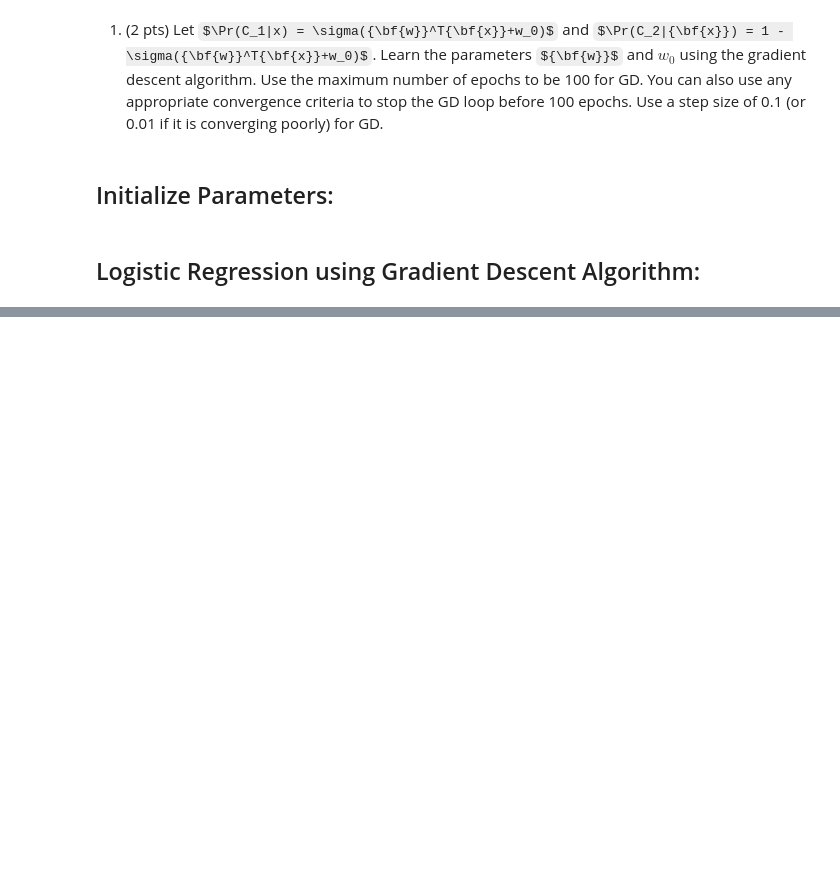
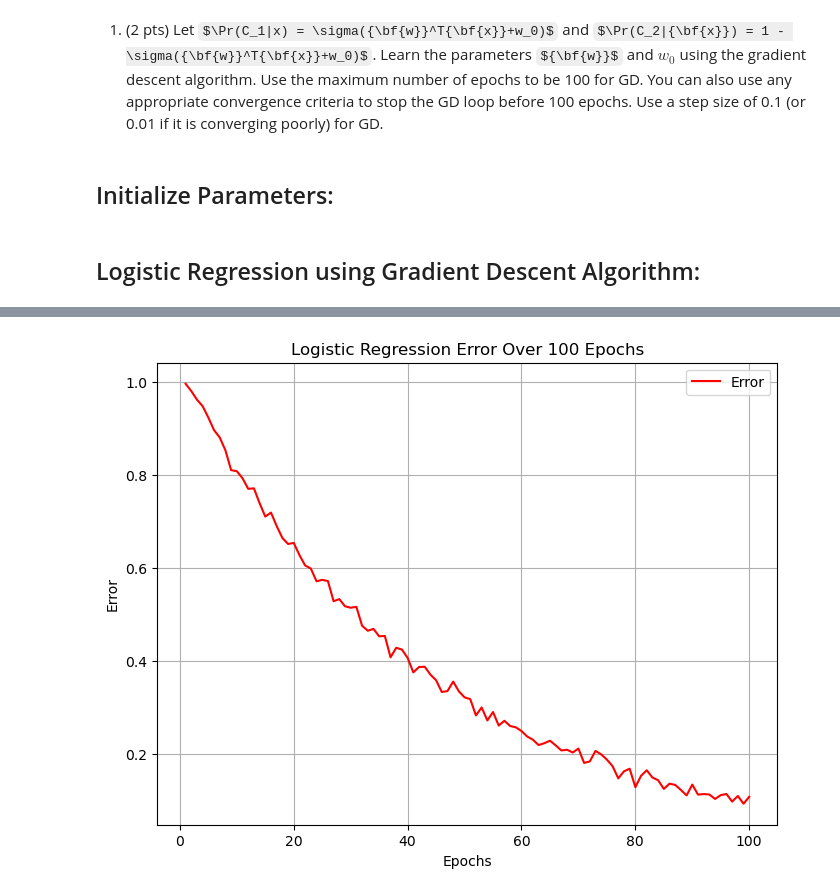
Before and after one commit to benymaxparsa/Concordia-COMP6321-MachineLearning, a Jupyter notebook: Assignment 1/ParsaKamalipour_COMP6321_A1.ipynb, the cells around one changed output, grey strips where cells are left out. Drawn from its saved outputs; the diff is of its cells as text; code cells hidden in the pictures; some formulas as TeX source; blank space fills up the shorter version.

```diff
--- a/Assignment 1/ParsaKamalipour_COMP6321_A1.ipynb
+++ b/Assignment 1/ParsaKamalipour_COMP6321_A1.ipynb
@@ -204,0 +274,11 @@ Learned bias term w0:
+# %%
+plt.figure(figsize=(8, 6))
+plt.plot(epochs, error_rate_records, label='Error', color='red')
+plt.xlabel('Epochs')
+plt.ylabel('Error')
+plt.title('Logistic Regression Error Over 100 Epochs')
+plt.grid(True)
+plt.legend()
+plt.show()
+# %% [output]
+[figure, added]
```
Also changed, not shown: parts of 18 cells of this notebook, 2 other files.
